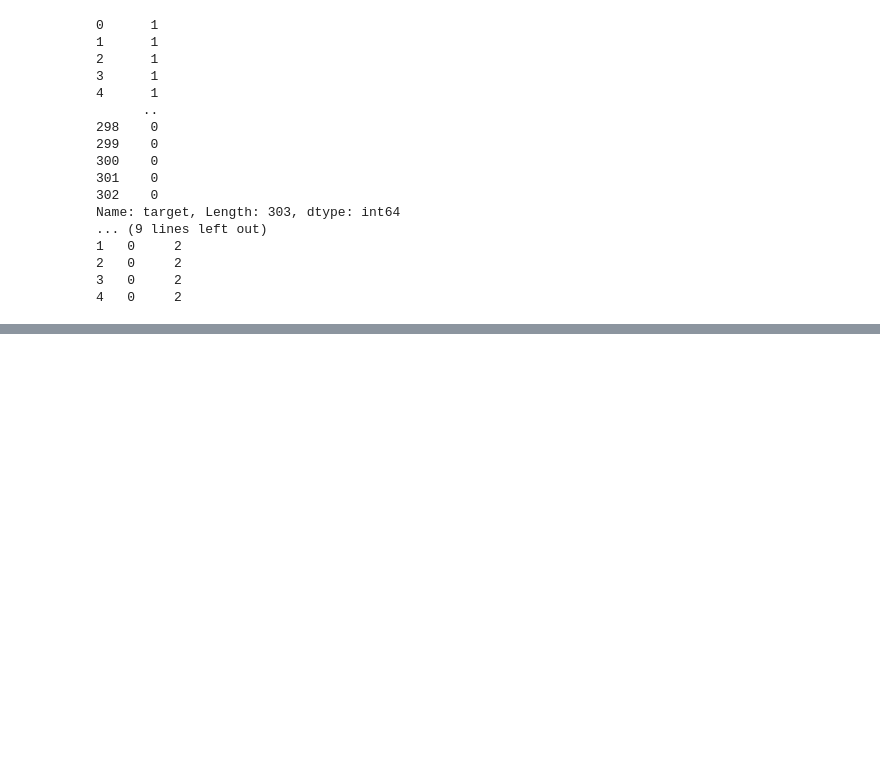
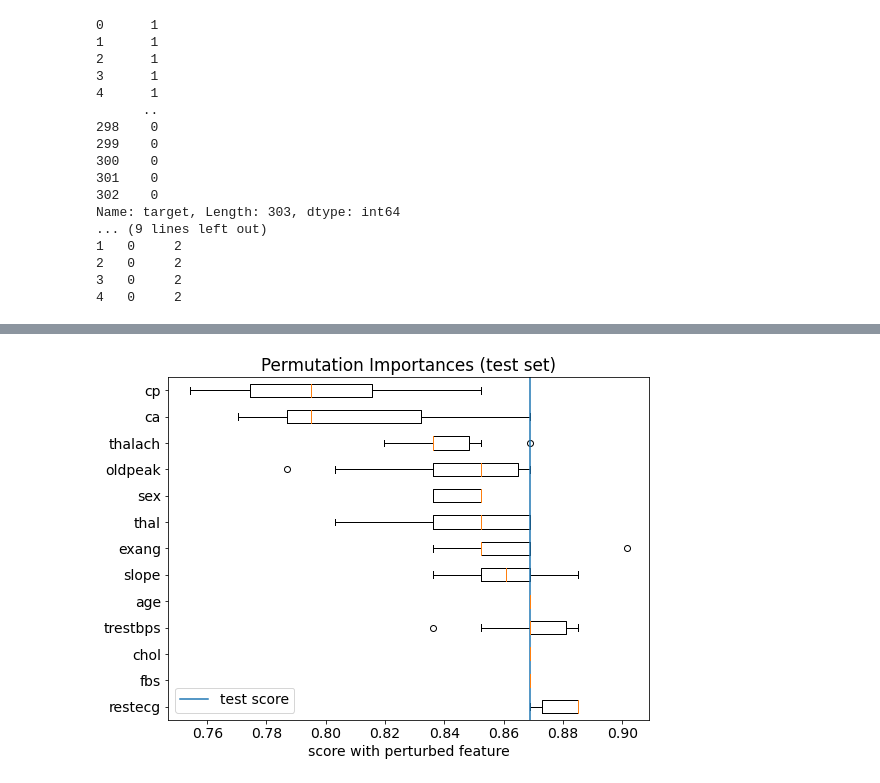
Before and after one commit to yashbafna23/DATA1030_HeartDiseasePrediction, a Jupyter notebook: Src/1030_project_main.ipynb, the cells around one changed output, grey strips where cells are left out. Drawn from its saved outputs; the diff is of its cells as text; code cells hidden in the pictures; blank space fills up the shorter version.

```diff
--- a/Src/1030_project_main.ipynb
+++ b/Src/1030_project_main.ipynb
@@ -306,0 +544,14 @@ X_train
+# %%
+sorted_indcs = np.argsort(np.mean(scores,axis=1))[::-1]
+plt.rcParams.update({'font.size': 14})
+plt.figure(figsize=(8,6))
+plt.boxplot(scores[sorted_indcs].T,labels=ftr_names[sorted_indcs],vert=False)
+plt.axvline(test_score,label='test score')
+plt.title("Permutation Importances (test set)")
+plt.xlabel('score with perturbed feature')
+plt.legend()
+plt.tight_layout()
+plt.savefig('/Users/yashbafna/Desktop/Brown Coursework/DATA1030/DATA1030_HeartDiseasePrediction/Figures/Fig9.png')
+plt.show()
+# %% [output]
+[figure, added]
```
Also changed, not shown: parts of 36 cells of this notebook, 22 other files.
